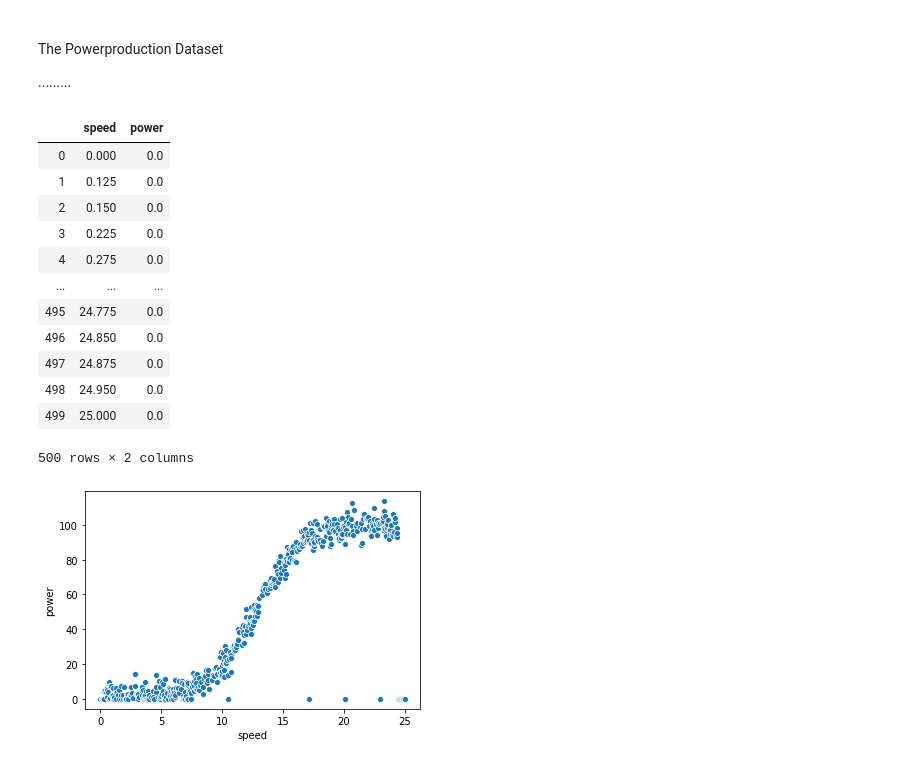
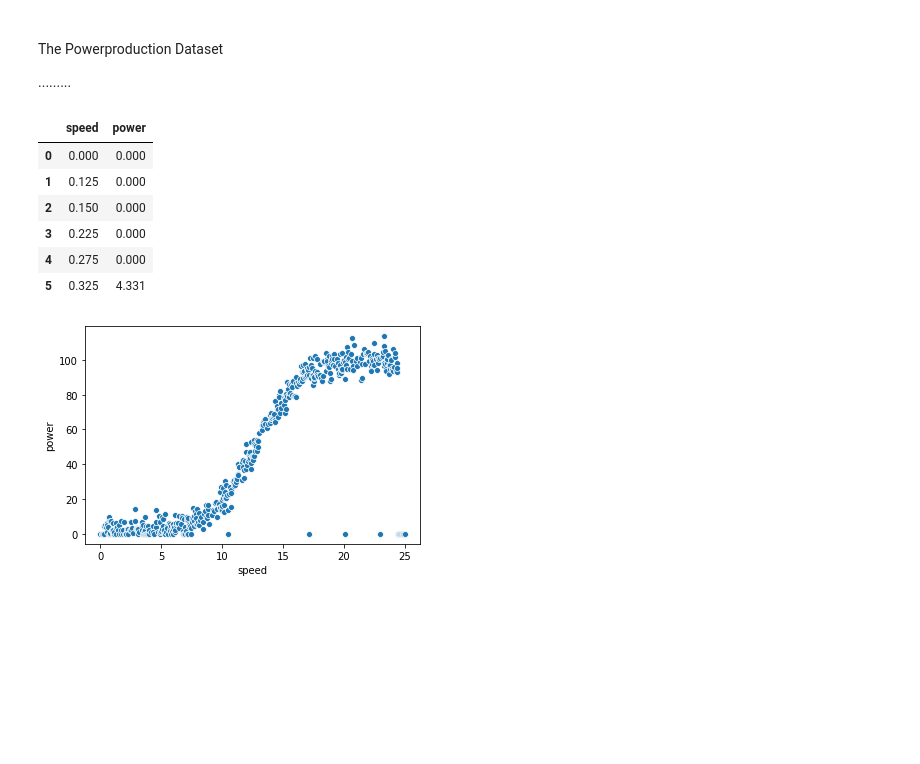
Before and after one commit to MichelleMoran431/Fundamentals-of-Data-Analysis-Project-2020, a Jupyter notebook: Project 2020.ipynb, the cells around one changed output. Drawn from its saved outputs; the diff is of its cells as text; code cells hidden in the pictures; blank space fills up the shorter version.

```diff
--- a/Project 2020.ipynb
+++ b/Project 2020.ipynb
@@ -24,21 +24,15 @@ The Powerproduction Dataset
 # %%
 import pandas as pd
 dfpower =pd.read_csv("https://raw.githubusercontent.com/ianmcloughlin/2020A-machstat-project/master/dataset/powerproduction.csv")
-dfpower
+dfpower[0:6]
 # %% [output]
 |  | speed | power |
-| 0 | 0.000 | 0.0 |
-| 1 | 0.125 | 0.0 |
-| 2 | 0.150 | 0.0 |
-| 3 | 0.225 | 0.0 |
-| 4 | 0.275 | 0.0 |
-| ... | ... | ... |
-| 495 | 24.775 | 0.0 |
-| 496 | 24.850 | 0.0 |
-| 497 | 24.875 | 0.0 |
-| 498 | 24.950 | 0.0 |
-| 499 | 25.000 | 0.0 |
+| 0 | 0.000 | 0.000 |
+| 1 | 0.125 | 0.000 |
+| 2 | 0.150 | 0.000 |
+| 3 | 0.225 | 0.000 |
+| 4 | 0.275 | 0.000 |
+| 5 | 0.325 | 4.331 |
-500 rows × 2 columns
 # %%
 import seaborn as sns
 sns.scatterplot(data=dfpower,x="speed",y="power");
```
Also changed, not shown: parts of 1 cell of this notebook.
